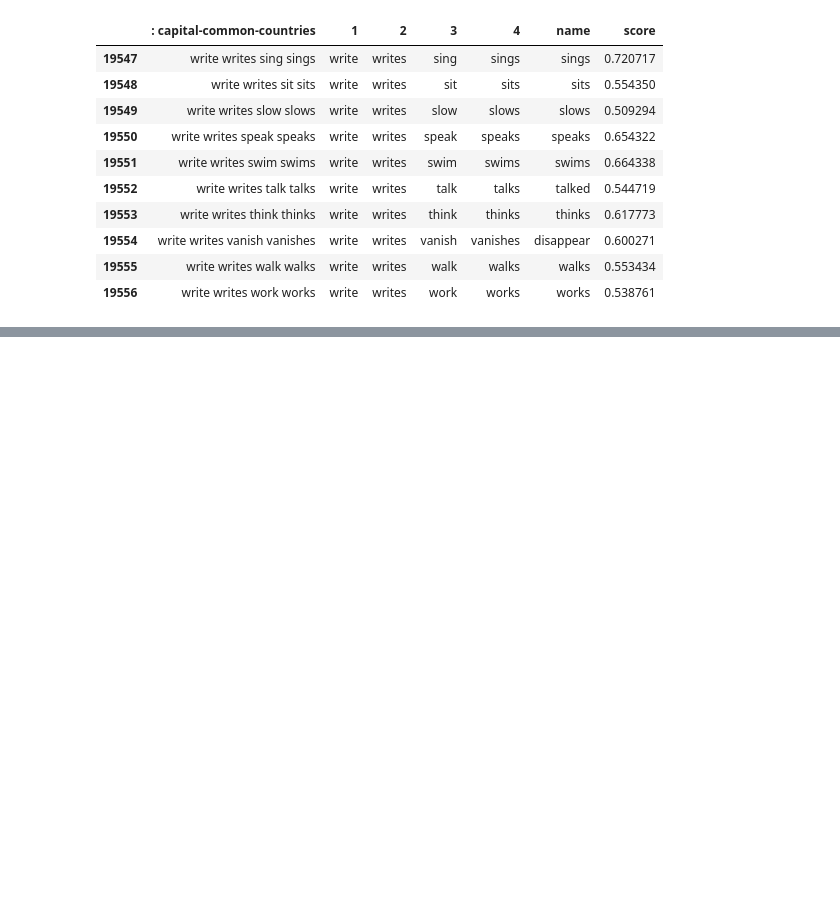
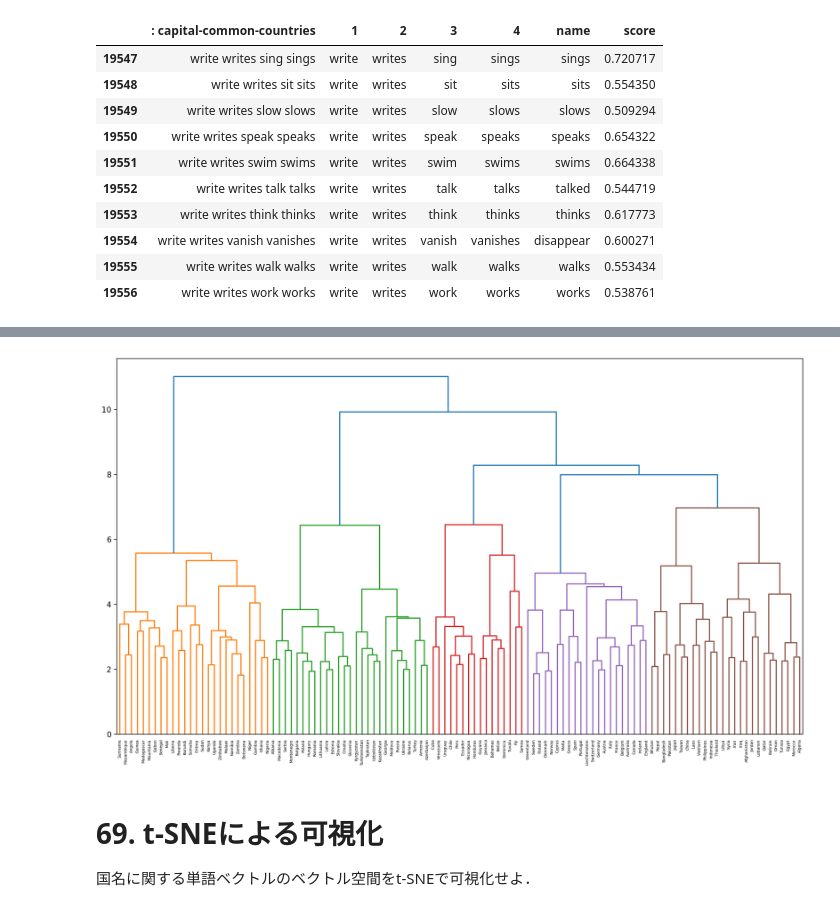
Before and after one commit to m0chi1216/hlab2023-nlp100, a Jupyter notebook: 7/chap7.ipynb, the cells around one changed output, grey strips where cells are left out. Drawn from its saved outputs; the diff is of its cells as text; code cells hidden in the pictures; blank space fills up the shorter version.

```diff
--- a/7/chap7.ipynb
+++ b/7/chap7.ipynb
@@ -152,0 +188,3 @@ df[-10:]
+# %%
+from gensim.models import KeyedVectors
+model = KeyedVectors.load_word2vec_format('GoogleNews-vectors-negative300.bin.gz', binary=True)
@@ -152,0 +209,16 @@ df[-10:]
+# %%
+countries = set()
+with open('./questions-words.txt', 'r') as f:
+    lines = f.readlines()
+    target = ['capital-common-countries','capital-world']
+
+    for line in lines:
+        line = line.split()
+        if len(line) != 4:
+            if line[1] not in target:
+                break
+        else:
+            countries.add(line[1])
+            countries.add(line[3])
+countries = list(countries)
+print(len(countries))
@@ -152,0 +227,2 @@ df[-10:]
+# %%
+country_vec = [model[country] for country in countries]
@@ -152,0 +282,13 @@ df[-10:]
+# %%
+import matplotlib.pyplot as plt
+from scipy.cluster.hierarchy import linkage, dendrogram
+
+linkage_result = linkage(country_vec, method='ward', metric='euclidean')
+plt.figure(num=None, figsize=(16, 9), dpi=200, facecolor='w', edgecolor='k')
+dendrogram(linkage_result, labels=countries)
+plt.show()
+# %% [output]
+[figure, added]
+# %% [markdown]
+# 69. t-SNEによる可視化
+国名に関する単語ベクトルのベクトル空間をt-SNEで可視化せよ．
```
Also changed, not shown: parts of 21 cells of this notebook, 2 other files.
